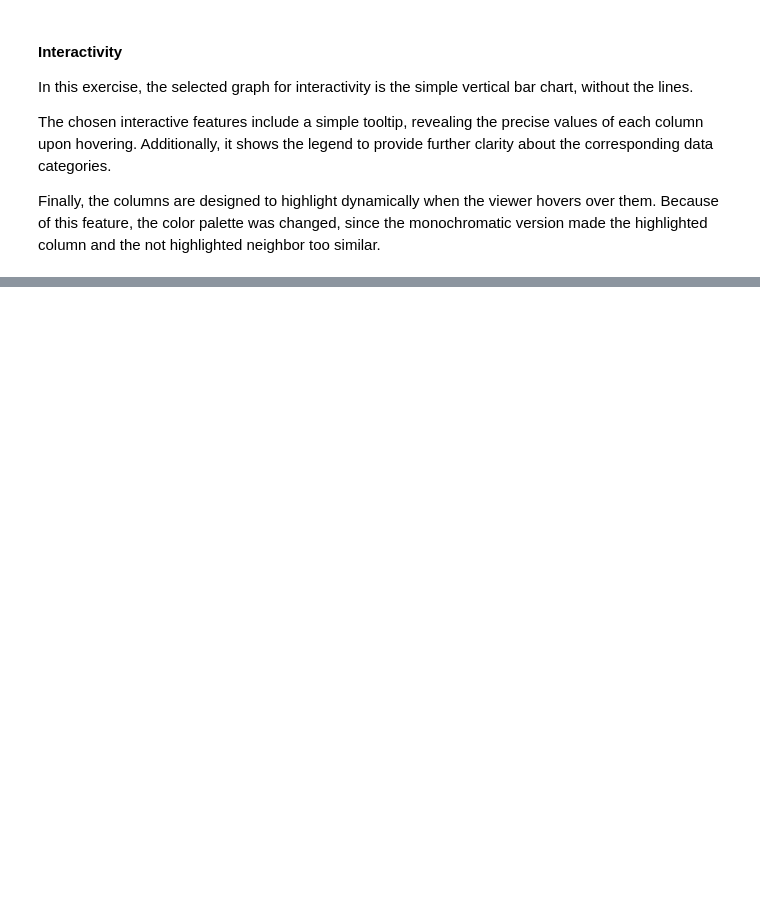
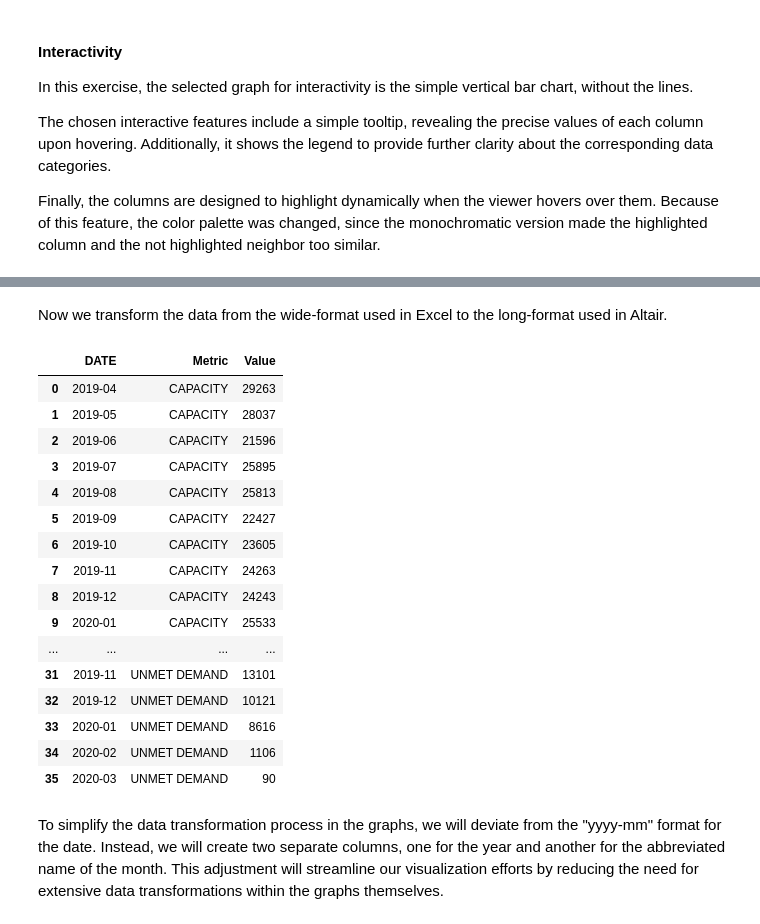
Before and after one commit to maisafraiz/storytelling_with_altair, a Jupyter notebook: index.ipynb, the cells around one changed output, grey strips where cells are left out. Drawn from its saved outputs; the diff is of its cells as text; code cells hidden in the pictures; blank space fills up the shorter version.

Commit message:
Add exercise 2.4

```diff
--- a/index.ipynb
+++ b/index.ipynb
@@ -889,0 +901,4 @@ bar_interactive.configure_view(stroke=None)
+# %%
+# Loading considering the NaN caused by Excel formatting
+table = pd.read_excel(r"Data\2.4 EXERCISE.xlsx", usecols = [1, 2, 3], header = 4)
+table
@@ -889,0 +921,6 @@ bar_interactive.configure_view(stroke=None)
+# %%
+# Calculate Unmet Demand
+table['UNMET DEMAND'] = table['DEMAND'] - table['CAPACITY']
+
+# Show only the first five lines
+table.head()
@@ -889,0 +934,27 @@ bar_interactive.configure_view(stroke=None)
+# %% [markdown]
+Now we transform the data from the wide-format used in Excel to the long-format used in Altair.
+# %%
+# Transforming data into long-format
+
+melted_table = pd.melt(table, id_vars = ['DATE'], var_name = 'Metric', value_name = 'Value')
+melted_table
+# %% [output]
+|  | DATE | Metric | Value |
+| 0 | 2019-04 | CAPACITY | 29263 |
+| 1 | 2019-05 | CAPACITY | 28037 |
+| 2 | 2019-06 | CAPACITY | 21596 |
+| 3 | 2019-07 | CAPACITY | 25895 |
+| 4 | 2019-08 | CAPACITY | 25813 |
+| 5 | 2019-09 | CAPACITY | 22427 |
+| 6 | 2019-10 | CAPACITY | 23605 |
+| 7 | 2019-11 | CAPACITY | 24263 |
+| 8 | 2019-12 | CAPACITY | 24243 |
+| 9 | 2020-01 | CAPACITY | 25533 |
+| ... | ... | ... | ... |
+| 31 | 2019-11 | UNMET DEMAND | 13101 |
+| 32 | 2019-12 | UNMET DEMAND | 10121 |
+| 33 | 2020-01 | UNMET DEMAND | 8616 |
+| 34 | 2020-02 | UNMET DEMAND | 1106 |
+| 35 | 2020-03 | UNMET DEMAND | 90 |
+# %% [markdown]
+To simplify the data transformation process in the graphs, we will deviate from the "yyyy-mm" format for the date. Instead, we will create two separate columns, one for the year and another for the abbreviated name of the month. This adjustment will streamline our visualization efforts by reducing the need for extensive data transformations within the graphs themselves.
```
Also changed, not shown: parts of 35 cells of this notebook, 2 other files.
